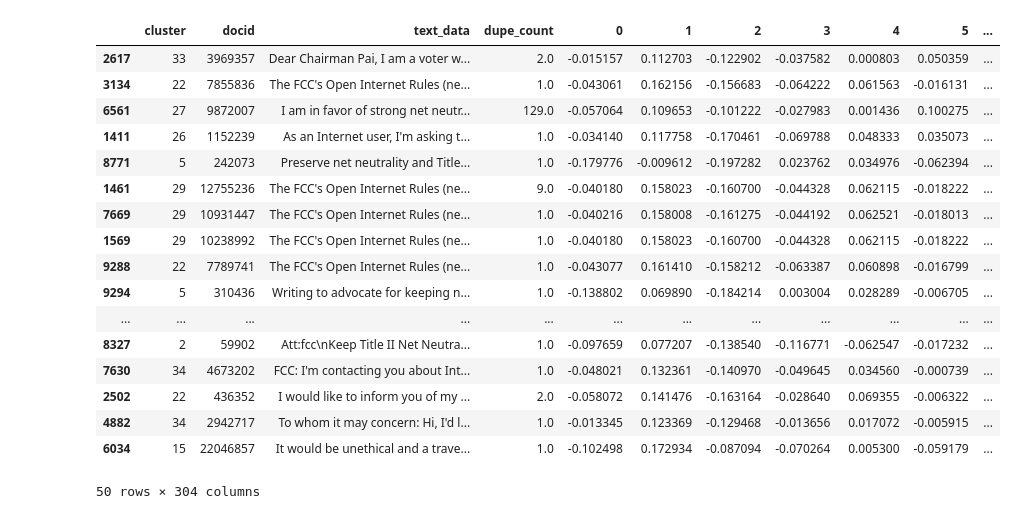
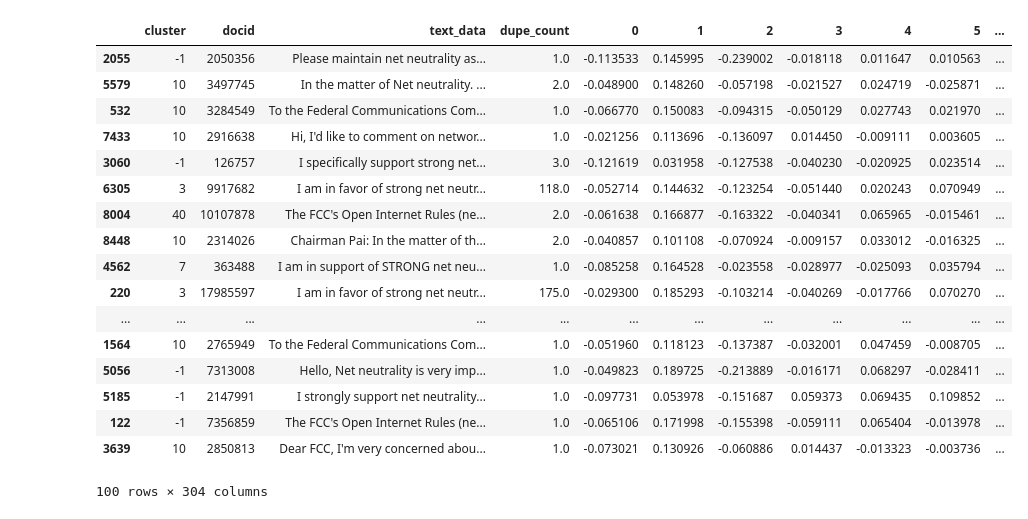
Before and after one commit to j2kao/fcc_nn_research, a Jupyter notebook: proc_17_108_analysis_jeffykao_EDA.ipynb, the cells around one changed output. Drawn from its saved outputs; the diff is of its cells as text; code cells hidden in the pictures.

```diff
--- a/proc_17_108_analysis_jeffykao_EDA.ipynb
+++ b/proc_17_108_analysis_jeffykao_EDA.ipynb
@@ -15,5 +18,10 @@ Wall time: 21 s
 # %%
-nlp = spacy.load("en", tagger=False, entity=False, matcher=False, parser=False)
+nlp = None
+try:
+    nlp = spacy.load("en", tagger=False, entity=False, matcher=False, parser=False)
+except:
+    import en_core_web_md
+    nlp = en_core_web_md.load(tagger=False, entity=False, matcher=False, parser=False)
 # %%
 #take a sample to vectorize and cluster with dbscan
 sample_size = 10000 # can play with this - starts to get unmanageable on my desktop @ sample_size > 100000
@@ -47,3 +55,6 @@ Wall time: 8.67 s
+# %%
+#use the euclidean distance of the l2-normalized vectors (angular distance), which is proportional to the cosine distance
+norm_doc_vecs = normalize(doc_vecs, norm='l2')
 # %%
 # play with eps and metric
 # higher eps will take *much* more time & resources
@@ -54,4 +66,7 @@ clusterer = AgglomerativeClustering(n_clusters=40, linkage='ward')
+# %%
+# can also try HDBSCAN
+clusterer = HDBSCAN(min_cluster_size=5)
 # %%
 %%time
-labels = clusterer.fit_predict(doc_vecs)
+labels = clusterer.fit_predict(norm_doc_vecs)
 # %% [output]
@@ -60,26 +75,26 @@ Wall time: 21 s
 # %%
 X_clustered = pd.concat([pd.Series(data=labels, name='cluster'),data_sample.reset_index(drop=True),pd.DataFrame(doc_vecs)], axis=1)
 # take a quick peek
-X_clustered.sample(50)
+X_clustered.sample(100)
 # %% [output]
 |  | cluster | docid | text_data | dupe_count | 0 | 1 | 2 | 3 | 4 | 5 | ... |
-| 2617 | 33 | 3969357 | Dear Chairman Pai, I am a voter w... | 2.0 | -0.015157 | 0.112703 | -0.122902 | -0.037582 | 0.000803 | 0.050359 | ... |
-| 3134 | 22 | 7855836 | The FCC's Open Internet Rules (ne... | 1.0 | -0.043061 | 0.162156 | -0.156683 | -0.064222 | 0.061563 | -0.016131 | ... |
-| 6561 | 27 | 9872007 | I am in favor of strong net neutr... | 129.0 | -0.057064 | 0.109653 | -0.101222 | -0.027983 | 0.001436 | 0.100275 | ... |
-| 1411 | 26 | 1152239 | As an Internet user, I'm asking t... | 1.0 | -0.034140 | 0.117758 | -0.170461 | -0.069788 | 0.048333 | 0.035073 | ... |
-| 8771 | 5 | 242073 | Preserve net neutrality and Title... | 1.0 | -0.179776 | -0.009612 | -0.197282 | 0.023762 | 0.034976 | -0.062394 | ... |
-| 1461 | 29 | 12755236 | The FCC's Open Internet Rules (ne... | 9.0 | -0.040180 | 0.158023 | -0.160700 | -0.044328 | 0.062115 | -0.018222 | ... |
-| 7669 | 29 | 10931447 | The FCC's Open Internet Rules (ne... | 1.0 | -0.040216 | 0.158008 | -0.161275 | -0.044192 | 0.062521 | -0.018013 | ... |
-| 1569 | 29 | 10238992 | The FCC's Open Internet Rules (ne... | 1.0 | -0.040180 | 0.158023 | -0.160700 | -0.044328 | 0.062115 | -0.018222 | ... |
-| 9288 | 22 | 7789741 | The FCC's Open Internet Rules (ne... | 1.0 | -0.043077 | 0.161410 | -0.158212 | -0.063387 | 0.060898 | -0.016799 | ... |
-| 9294 | 5 | 310436 | Writing to advocate for keeping n... | 1.0 | -0.138802 | 0.069890 | -0.184214 | 0.003004 | 0.028289 | -0.006705 | ... |
+| 2055 | -1 | 2050356 | Please maintain net neutrality as... | 1.0 | -0.113533 | 0.145995 | -0.239002 | -0.018118 | 0.011647 | 0.010563 | ... |
+| 5579 | 10 | 3497745 | In the matter of Net neutrality. ... | 2.0 | -0.048900 | 0.148260 | -0.057198 | -0.021527 | 0.024719 | -0.025871 | ... |
+| 532 | 10 | 3284549 | To the Federal Communications Com... | 1.0 | -0.066770 | 0.150083 | -0.094315 | -0.050129 | 0.027743 | 0.021970 | ... |
+| 7433 | 10 | 2916638 | Hi, I'd like to comment on networ... | 1.0 | -0.021256 | 0.113696 | -0.136097 | 0.014450 | -0.009111 | 0.003605 | ... |
+| 3060 | -1 | 126757 | I specifically support strong net... | 3.0 | -0.121619 | 0.031958 | -0.127538 | -0.040230 | -0.020925 | 0.023514 | ... |
+| 6305 | 3 | 9917682 | I am in favor of strong net neutr... | 118.0 | -0.052714 | 0.144632 | -0.123254 | -0.051440 | 0.020243 | 0.070949 | ... |
+| 8004 | 40 | 10107878 | The FCC's Open Internet Rules (ne... | 2.0 | -0.061638 | 0.166877 | -0.163322 | -0.040341 | 0.065965 | -0.015461 | ... |
+| 8448 | 10 | 2314026 | Chairman Pai: In the matter of th... | 2.0 | -0.040857 | 0.101108 | -0.070924 | -0.009157 | 0.033012 | -0.016325 | ... |
+| 4562 | 7 | 363488 | I am in support of STRONG net neu... | 1.0 | -0.085258 | 0.164528 | -0.023558 | -0.028977 | -0.025093 | 0.035794 | ... |
+| 220 | 3 | 17985597 | I am in favor of strong net neutr... | 175.0 | -0.029300 | 0.185293 | -0.103214 | -0.040269 | -0.017766 | 0.070270 | ... |
 | ... | ... | ... | ... | ... | ... | ... | ... | ... | ... | ... | ... |
-| 8327 | 2 | 59902 | Att:fcc\nKeep Title II Net Neutra... | 1.0 | -0.097659 | 0.077207 | -0.138540 | -0.116771 | -0.062547 | -0.017232 | ... |
-| 7630 | 34 | 4673202 | FCC: I'm contacting you about Int... | 1.0 | -0.048021 | 0.132361 | -0.140970 | -0.049645 | 0.034560 | -0.000739 | ... |
-| 2502 | 22 | 436352 | I would like to inform you of my ... | 2.0 | -0.058072 | 0.141476 | -0.163164 | -0.028640 | 0.069355 | -0.006322 | ... |
-| 4882 | 34 | 2942717 | To whom it may concern: Hi, I'd l... | 1.0 | -0.013345 | 0.123369 | -0.129468 | -0.013656 | 0.017072 | -0.005915 | ... |
-| 6034 | 15 | 22046857 | It would be unethical and a trave... | 1.0 | -0.102498 | 0.172934 | -0.087094 | -0.070264 | 0.005300 | -0.059179 | ... |
+| 1564 | 10 | 2765949 | To the Federal Communications Com... | 1.0 | -0.051960 | 0.118123 | -0.137387 | -0.032001 | 0.047459 | -0.008705 | ... |
+| 5056 | -1 | 7313008 | Hello, Net neutrality is very imp... | 1.0 | -0.049823 | 0.189725 | -0.213889 | -0.016171 | 0.068297 | -0.028411 | ... |
+| 5185 | -1 | 2147991 | I strongly support net neutrality... | 1.0 | -0.097731 | 0.053978 | -0.151687 | 0.059373 | 0.069435 | 0.109852 | ... |
+| 122 | -1 | 7356859 | The FCC's Open Internet Rules (ne... | 1.0 | -0.065106 | 0.171998 | -0.155398 | -0.059111 | 0.065404 | -0.013978 | ... |
+| 3639 | 10 | 2850813 | Dear FCC, I'm very concerned abou... | 1.0 | -0.073021 | 0.130926 | -0.060886 | 0.014437 | -0.013323 | -0.003736 | ... |
-50 rows × 304 columns
+100 rows × 304 columns
 # %%
 # visualize silhouette scores (without outliers)
 # our goal is to find the largest, densest clusters from which to manually pick out signature strings
```
Also changed, not shown: parts of 12 cells of this notebook, 1 other file.
